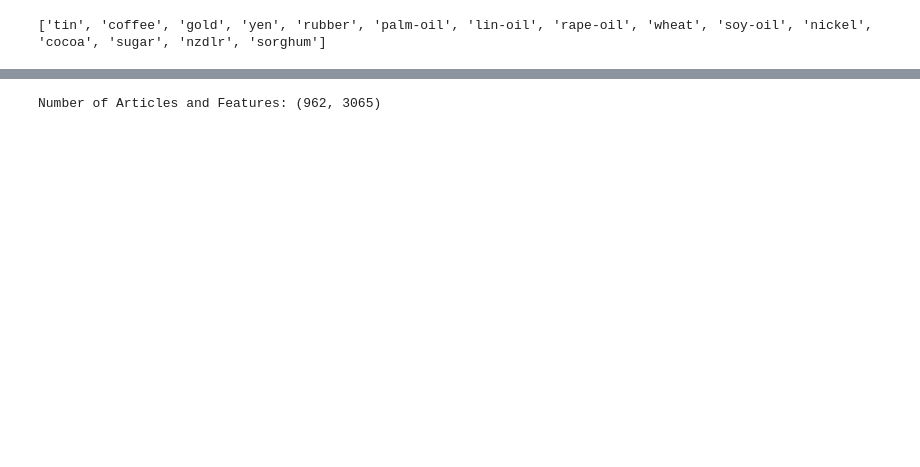
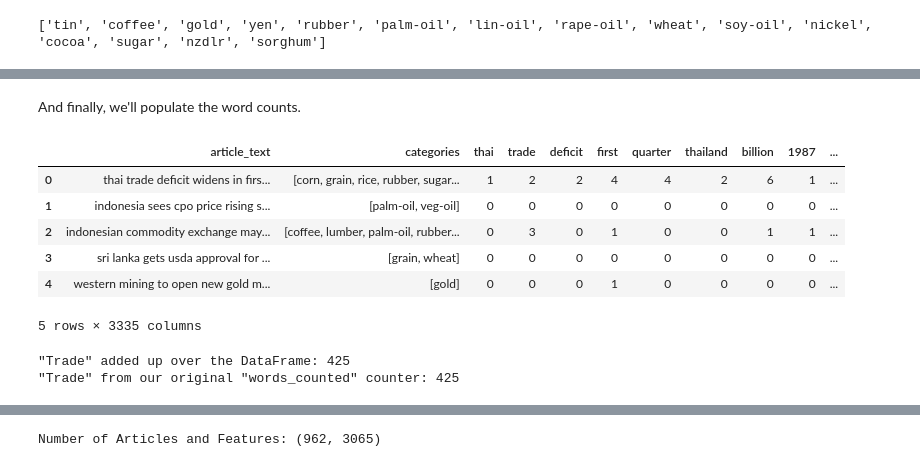
Before and after one commit to maxcalabro/Thinkful_Unit_4, a Jupyter notebook: Reuters Unsupervised Clustering.ipynb, the cells around one changed output, grey strips where cells are left out. Cells and saved outputs as stored; diff of their text form; code cells hidden in the pictures; blank space fills up the shorter version.

```diff
--- a/Reuters Unsupervised Clustering.ipynb
+++ b/Reuters Unsupervised Clustering.ipynb
@@ -109,0 +126,11 @@ articles[5]
+# %%
+words_by_article = [reuters.words(x) for x in fileids]
+print('Before:', words_by_article[5][:25])
+print('Total Words:', sum([len(x) for x in words_by_article]), '\n')
+
+# A set of stopwords will be faster to search through.
+stopword_set = set(stopwords.words('english'))
+for i, words in enumerate(words_by_article):
+    words_by_article[i] = [x.lower() for x in words if (len(x) > 2) and not (x in stopword_set)]
+print('After:', words_by_article[5][:25])
+print('Total Words:', sum([len(x) for x in words_by_article]))
@@ -109,0 +154,9 @@ articles[5]
+# %%
+# Put all the strings into a single list.
+allwords = [word for article in words_by_article for word in article]
+
+# Count 'em up.
+words_counted = Counter(allwords)
+
+# Which words are most common?
+print(words_counted.most_common(25))
@@ -109,0 +178,6 @@ articles[5]
+# %%
+# We'll use itertools to delete all items that are not dropped by this lambda function.
+for key, count in itertools.dropwhile(lambda key_count: key_count[1] >= 5, words_counted.most_common()):
+    del words_counted[key]
+print('Least common words:', words_counted.most_common()[::-1][:5])
+print('Unique words:', len(list(words_counted)))
@@ -109,0 +189,7 @@ articles[5]
+# %%
+# Create a DataFrame, include article text, categories, and features for all the words in our list.
+df_bow = pd.DataFrame(columns=['article_text', 'categories'] + list(words_counted))
+df_bow['article_text'] = articles
+df_bow['categories'] = categories_by_article
+df_bow.fillna(0, inplace=True)
+df_bow.head(3)
@@ -109,0 +202,29 @@ articles[5]
+# %% [markdown]
+And finally, we'll populate the word counts.
+# %%
+# Make a set of the feature names for faster searching.
+features_set = set(words_counted)
+
+# Iterate through the words in each article to add values to our DataFrame.
+for i, article in enumerate(words_by_article):
+    counter = Counter(article)
+    for key, count in counter.most_common():
+        if key in features_set:
+            df_bow.loc[i, key] = count
+
+df_bow.head(5)
+# %% [output]
+|  | article_text | categories | thai | trade | deficit | first | quarter | thailand | billion | 1987 | ... |
+| 0 | thai trade deficit widens in firs... | [corn, grain, rice, rubber, sugar... | 1 | 2 | 2 | 4 | 4 | 2 | 6 | 1 | ... |
+| 1 | indonesia sees cpo price rising s... | [palm-oil, veg-oil] | 0 | 0 | 0 | 0 | 0 | 0 | 0 | 0 | ... |
+| 2 | indonesian commodity exchange may... | [coffee, lumber, palm-oil, rubber... | 0 | 3 | 0 | 1 | 0 | 0 | 1 | 1 | ... |
+| 3 | sri lanka gets usda approval for ... | [grain, wheat] | 0 | 0 | 0 | 0 | 0 | 0 | 0 | 0 | ... |
+| 4 | western mining to open new gold m... | [gold] | 0 | 0 | 0 | 1 | 0 | 0 | 0 | 0 | ... |
+5 rows × 3335 columns
+# %%
+# Sanity check -- did we get everything counted?
+print('"Trade" added up over the DataFrame:', df_bow['trade'].sum())
+print('"Trade" from our original "words_counted" counter:', words_counted['trade'])
+# %% [output]
+"Trade" added up over the DataFrame: 425
+"Trade" from our original "words_counted" counter: 425
```
Also changed, not shown: parts of 75 cells of this notebook.
